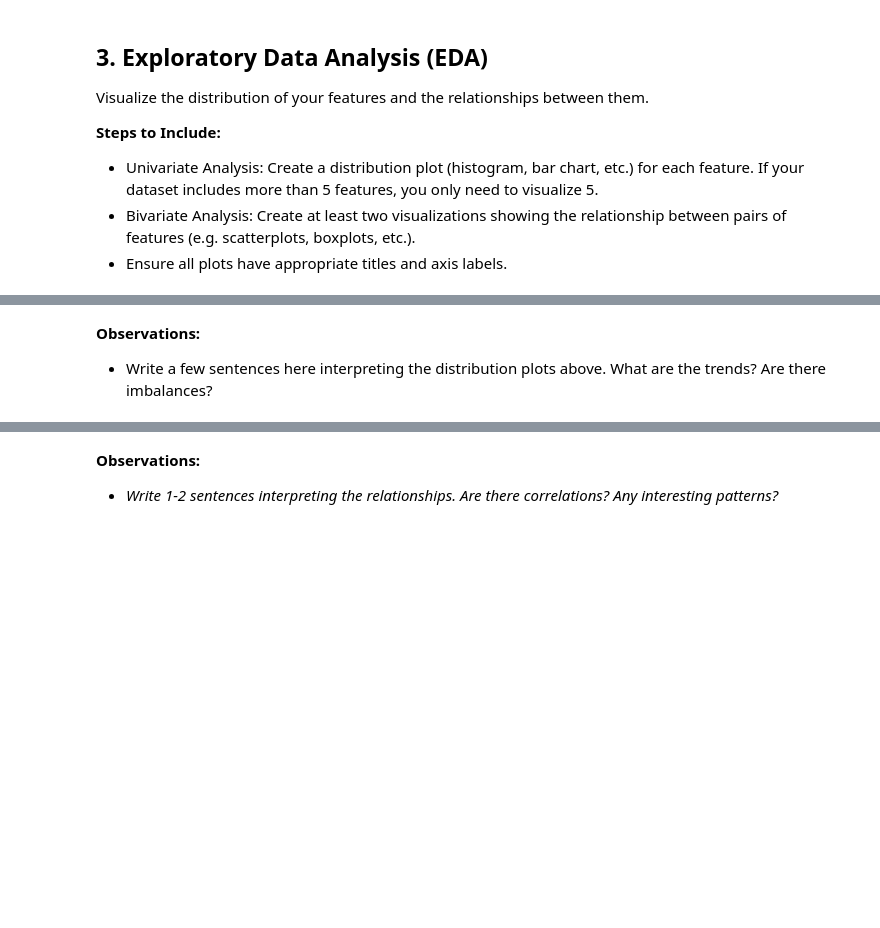
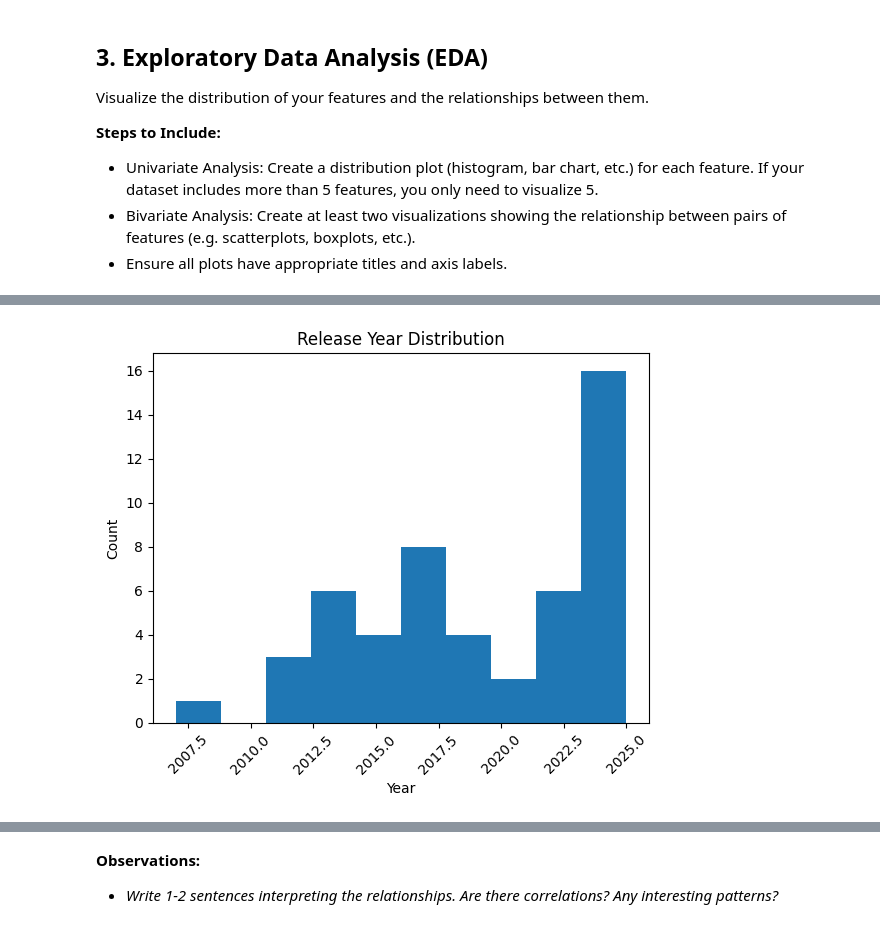
Before and after one commit to thanhvu911/machine-learning, a Jupyter notebook: Project 1 Instructions.ipynb, the cells around one changed output, grey strips where cells are left out. Cells and saved outputs as stored; diff of their text form; code cells hidden in the pictures; blank space fills up the shorter version.

```diff
--- a/Project 1 Instructions.ipynb
+++ b/Project 1 Instructions.ipynb
@@ -272,3 +228,8 @@ plt.show()
-# %% [markdown]
-**Observations:**
-* Write a few sentences here interpreting the distribution plots above. What are the trends? Are there imbalances?
+# %%
+plt.hist(df['release_year'])
+plt.title('Release Year Distribution')
+plt.xlabel('Year')
+plt.ylabel('Count')
+plt.show()
+# %% [output]
+[figure, added]
```
Also changed, not shown: parts of 15 cells of this notebook.
